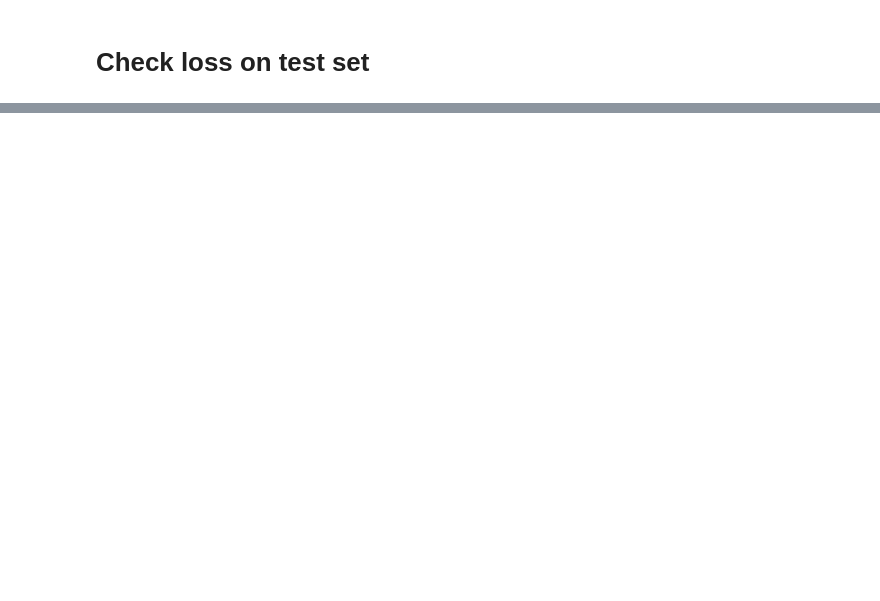
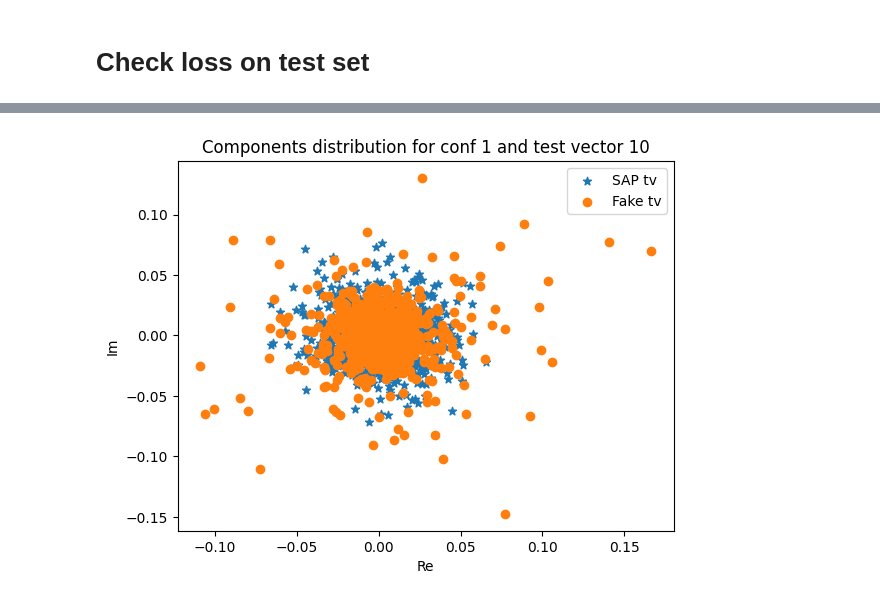
Before and after one commit to JFNCastellanos/TVML, a Jupyter notebook: I_PPdag.ipynb, the cells around one changed output, grey strips where cells are left out. Drawn from its saved outputs; the diff is of its cells as text; code cells hidden in the pictures; blank space fills up the shorter version.

```diff
--- a/I_PPdag.ipynb
+++ b/I_PPdag.ipynb
@@ -104,6 +134,6 @@ print(model)
 # %%
 # Learning rate for optimizers
-lr = 0.01
+lr = 0.1
 # Beta1 hyperparameter for Adam optimizers
 beta1 = 0.9
 optimizer = optim.Adam(model.parameters(), lr=lr, betas=(beta1, 0.999),weight_decay=0)
@@ -177,7 +207,7 @@ def train(dataloader, model, optimizer):
         losses.append(loss_val)
         print(f"loss: {loss_val:>7f}  [{current:>5d}/{train_len:>5d}]")
 # %%
-epochs = 15
+epochs = 10
 for t in range(epochs):
     print(f"Epoch {t+1}\n-------------------------------")
     train(train_loader, model, optimizer)
@@ -393,13 +484,15 @@ with torch.no_grad():
         pred_complex_normalized = pred_complex / norms_broadcastable
         pred_complex_normalized = pred_complex_normalized.cpu().detach().numpy()
 # %%
-tv = 0
+tv = 10
 conf = 1 #ConfID in the test_loader
 norm = np.linalg.norm(batch[1][conf][tv].reshape(2*var.NX*var.NT))
 plt.title("Components distribution for conf {0} and test vector {1}".format(conf,tv))
 plt.scatter(np.real(batch[1][conf][tv].reshape(2*var.NX*var.NT))/norm,np.imag(batch[1][conf][tv].reshape(2*var.NX*var.NT))/norm,marker="*",label="SAP tv")
 plt.scatter(np.real(pred_complex_normalized[conf,tv].reshape(2*var.NX*var.NT)),np.imag(pred_complex_normalized[conf,tv].reshape(2*var.NX*var.NT)),label="Fake tv")
 plt.xlabel("Re")
 plt.ylabel("Im")
 plt.legend()
 plt.show()
+# %% [output]
+[figure, added]
```
Also changed, not shown: parts of 9 cells of this notebook, 6 other files.
